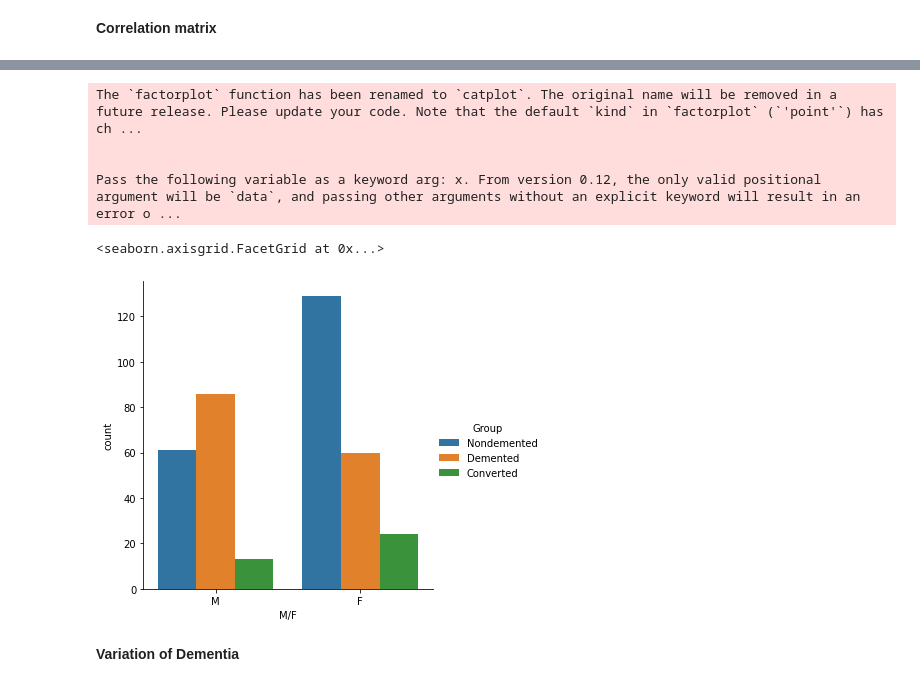
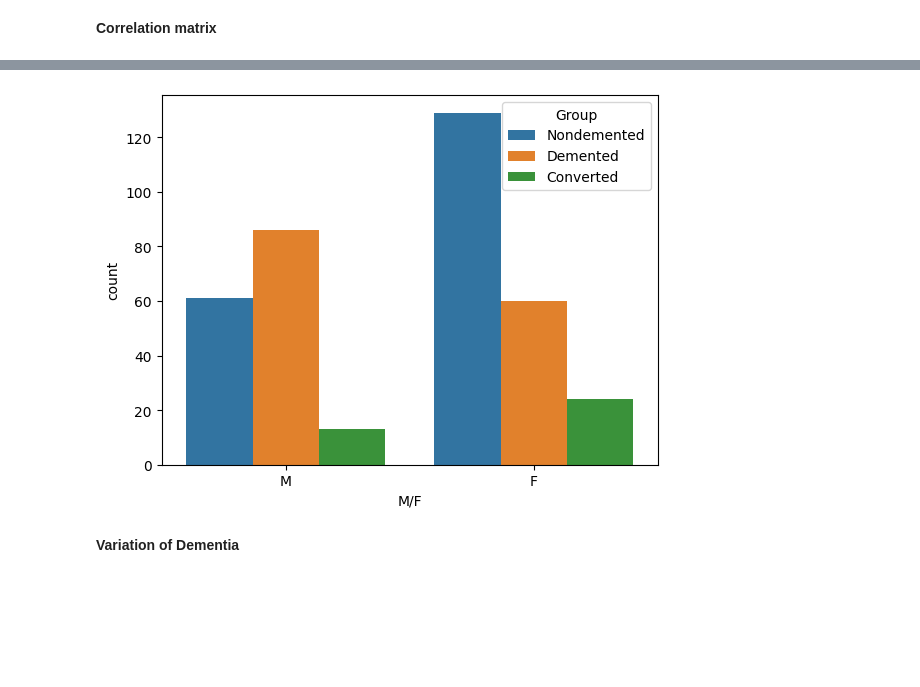
Before and after one commit to Sachin-Sarathe/ABI-Assignment, a Jupyter notebook: ahmad/MRI main.ipynb, the cells around one changed output, grey strips where cells are left out. Drawn from its saved outputs; the diff is of its cells as text; code cells hidden in the pictures; blank space fills up the shorter version.

```diff
--- a/ahmad/MRI main.ipynb
+++ b/ahmad/MRI main.ipynb
@@ -80,7 +80,8 @@ def report_performance(model):
     print("Classification Report")
     print(metrics.classification_report(y_test, model_test))
 # %%
-data = '/content/oasis_longitudinal (1).csv'
+# data = '/content/oasis_longitudinal (1).csv'
+data = r'MRI/oasis_longitudinal.csv'
 df = pd.read_csv (data)
 df.head()
 # %% [output]
@@ -139,14 +143,11 @@ df.corr(method = 'pearson')
 | ASF | -0.120399 | -0.123545 | -0.035067 | -0.241752 | 0.255576 | 0.040052 | -0.029340 | -0.988877 | 0.213476 | 1.000000 |
 # %%
 import seaborn as sb
-sb.factorplot('M/F',data=df,hue='Group',kind="count")
+# sb.factorplot('M/F',data=df,hue='Group',kind="count") --> This is obsolete
+sb.countplot(data=df,x='M/F',hue='Group')
+plt.show()
 # %% [output]
-The `factorplot` function has been renamed to `catplot`. The original name will be removed in a future release. Please update your code. Note that the default `kind` in `factorplot` (`'point'`) has ch ...
-
-
-Pass the following variable as a keyword arg: x. From version 0.12, the only valid positional argument will be `data`, and passing other arguments without an explicit keyword will result in an error o ...
-<seaborn.axisgrid.FacetGrid at 0x...>
-[figure, old version]
+[figure, new version]
 # %% [markdown]
 **Variation of Dementia**
 # %%
```
Also changed, not shown: parts of 14 cells of this notebook, 2 other files.
